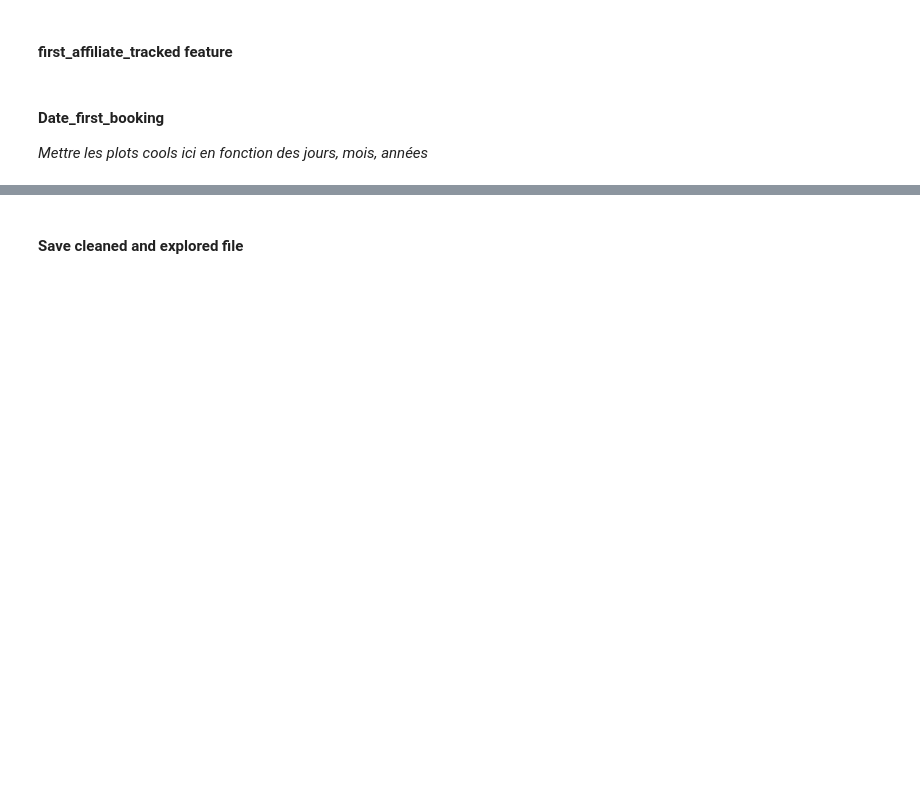
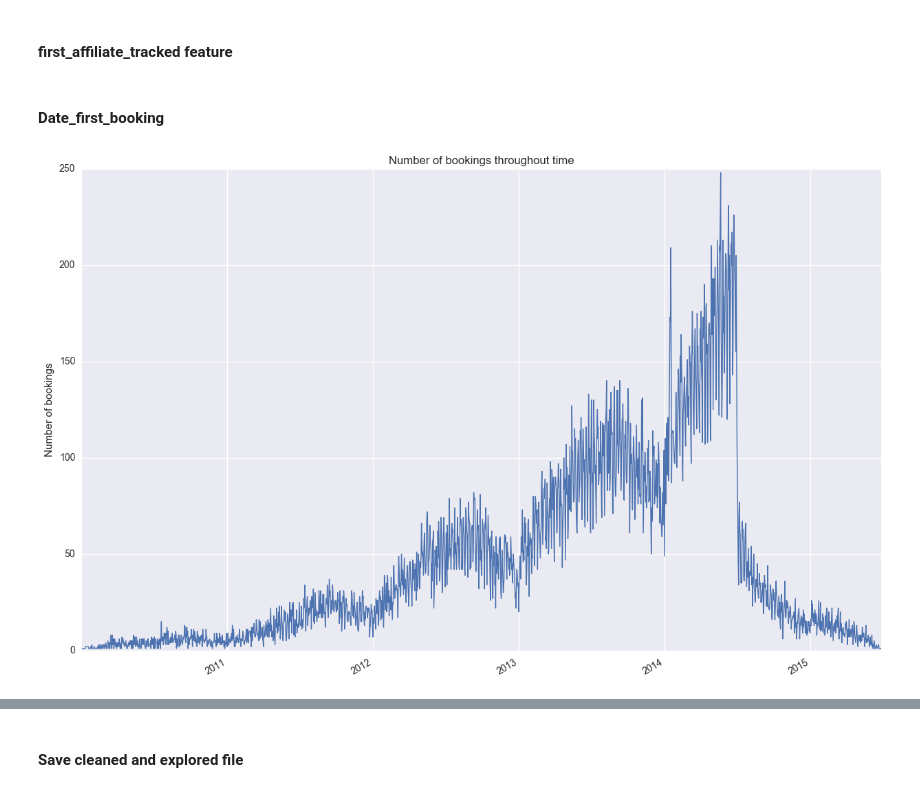
Before and after one commit to mgelsm/Airbnb_predictions, a Jupyter notebook: main.ipynb, the cells around one changed output, grey strips where cells are left out. Drawn from its saved outputs; the diff is of its cells as text; code cells hidden in the pictures; blank space fills up the shorter version.

Commit message:
first booking added to main

```diff
--- a/main.ipynb
+++ b/main.ipynb
@@ -77,7 +77,10 @@ preprocessing_helper.plotGender(df)
 #### first_affiliate_tracked feature
 # %%
 df = preprocessing_helper.cleanFirst_affiliate_tracked(df)
-# %% [markdown]
-#### Date_first_booking
-
-*Mettre les plots cools ici en fonction des jours, mois, années*
+# %% [markdown]
+#### Date_first_booking
+# %%
+df = preprocessing_helper.cleanDate_First_booking(df)
+preprocessing_helper.plotDate_First_booking_years(df)
+# %% [output]
+[figure, added]
```
Also changed, not shown: parts of 3 cells of this notebook, 3 other files.
